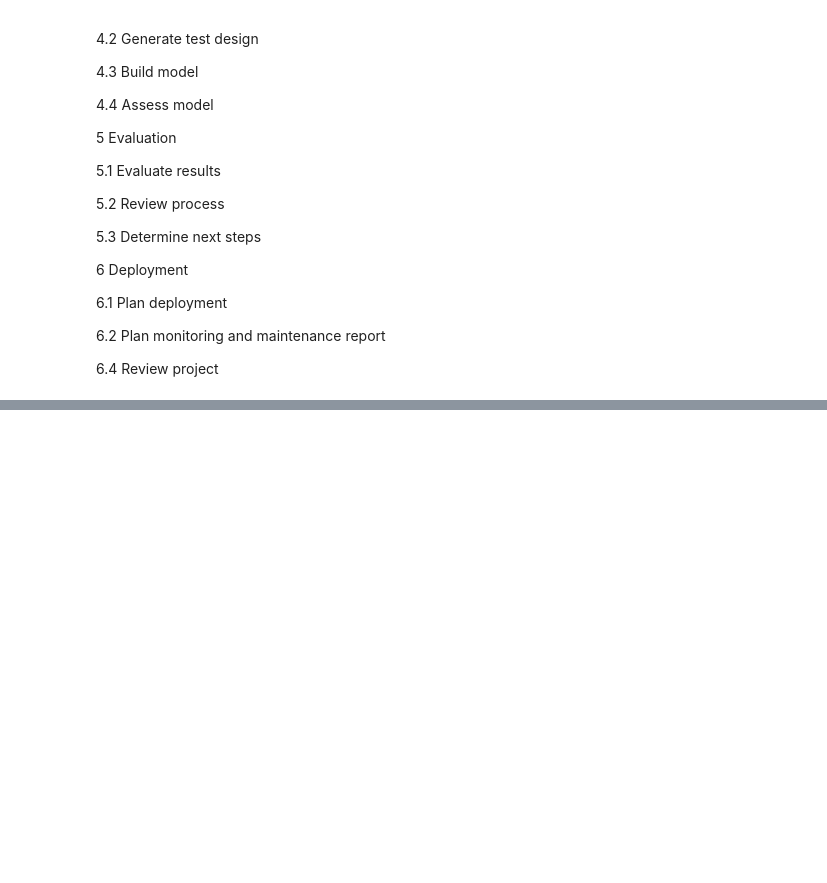
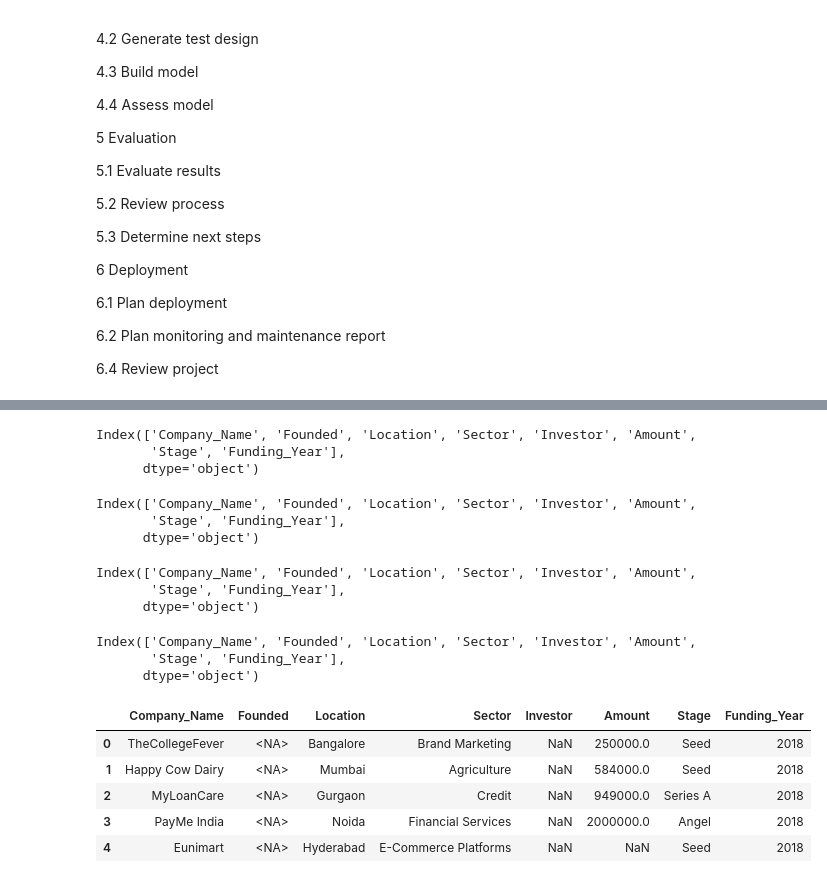
Before and after one commit to SamuelAsong/Analyzing-Start-up-Funding-in-India, a Jupyter notebook: Notebooks/Indian Start-up Ecosystem Funding Analysis (2018-2021).ipynb, the cells around one changed output, grey strips where cells are left out. Drawn from its saved outputs; the diff is of its cells as text; code cells hidden in the pictures; blank space fills up the shorter version.

Commit message:
Add concatenated  data to project

```diff
--- a/Notebooks/Indian Start-up Ecosystem Funding Analysis (2018-2021).ipynb
+++ b/Notebooks/Indian Start-up Ecosystem Funding Analysis (2018-2021).ipynb
@@ -1375,7 +1375,7 @@ data18.rename(columns={
     'Industry': 'sector',
     'Round/Series': 'stage',
     'About Company': 'what_it_does',
-    'Location': 'headquarter'
+
     },
     inplace=True
 )
@@ -1500,0 +1505,39 @@ The CRISP-DM reference model
+# %%
+print (data21.columns)
+# %% [output]
+Index(['Company_Name', 'Founded', 'Location', 'Sector', 'Investor', 'Amount',
+       'Stage', 'Funding_Year'],
+      dtype='object')
+# %%
+print (data20.columns)
+# %% [output]
+Index(['Company_Name', 'Founded', 'Location', 'Sector', 'Investor', 'Amount',
+       'Stage', 'Funding_Year'],
+      dtype='object')
+# %%
+print (data19.columns)
+# %% [output]
+Index(['Company_Name', 'Founded', 'Location', 'Sector', 'Investor', 'Amount',
+       'Stage', 'Funding_Year'],
+      dtype='object')
+# %%
+print (data18.columns)
+# %% [output]
+Index(['Company_Name', 'Founded', 'Location', 'Sector', 'Investor', 'Amount',
+       'Stage', 'Funding_Year'],
+      dtype='object')
+# %%
+# concatenating all the dataframes together
+df = pd.concat([data18, data19, data20, data21], axis=0)
+# %%
+#select specific columns
+#df = df[['Company_Name', 'Sector','Stage','Amount','Location','Founded','Investor','Funding_Year']]
+
+df.head()
+# %% [output]
+|  | Company_Name | Founded | Location | Sector | Investor | Amount | Stage | Funding_Year |
+| 0 | TheCollegeFever | <NA> | Bangalore | Brand Marketing | NaN | 250000.0 | Seed | 2018 |
+| 1 | Happy Cow Dairy | <NA> | Mumbai | Agriculture | NaN | 584000.0 | Seed | 2018 |
+| 2 | MyLoanCare | <NA> | Gurgaon | Credit | NaN | 949000.0 | Series A | 2018 |
+| 3 | PayMe India | <NA> | Noida | Financial Services | NaN | 2000000.0 | Angel | 2018 |
+| 4 | Eunimart | <NA> | Hyderabad | E-Commerce Platforms | NaN | NaN | Seed | 2018 |
```
Also changed, not shown: parts of 10 cells of this notebook.
